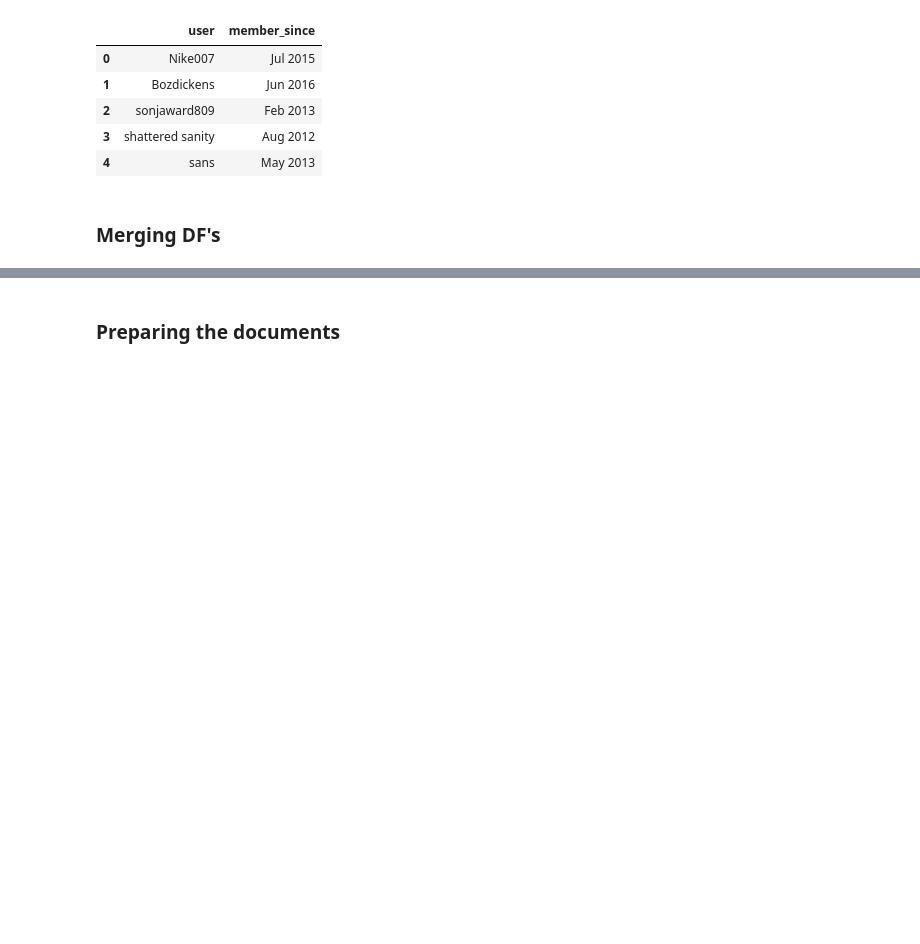
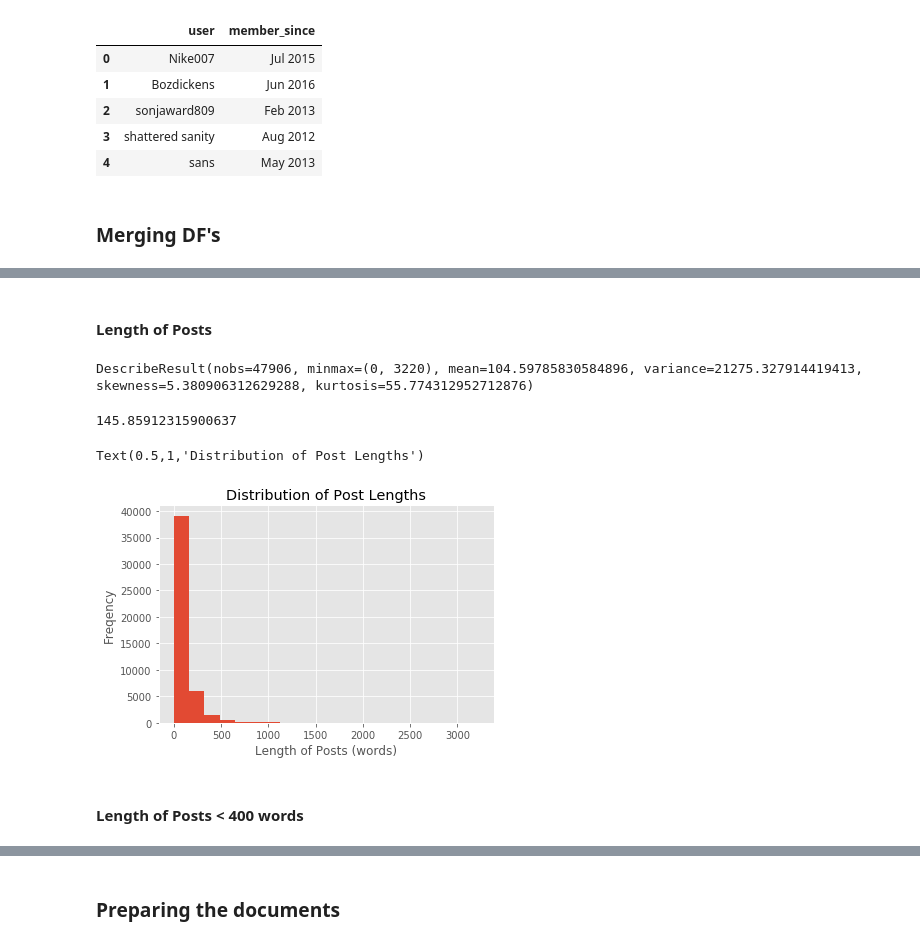
Before and after one commit to millertracy/g-project, a Jupyter notebook: Exploration.ipynb, the cells around one changed output, grey strips where cells are left out. Cells and saved outputs as stored; diff of their text form; code cells hidden in the pictures; blank space fills up the shorter version.

```diff
--- a/Exploration.ipynb
+++ b/Exploration.ipynb
@@ -188,0 +286,23 @@ anx_user.reset_index(drop = True, inplace = True)
+# %% [markdown]
+#### Length of Posts
+# %%
+lens_posts = np.array([len(post.split()) for key in md for post in md[key]])
+# %%
+scs.describe(lens_posts)
+# %% [output]
+DescribeResult(nobs=47906, minmax=(0, 3220), mean=104.59785830584896, variance=21275.327914419413, skewness=5.380906312629288, kurtosis=55.774312952712876)
+# %%
+lens_posts.std()
+# %% [output]
+145.85912315900637
+# %%
+fig, ax = plt.subplots()
+ax.hist(lens_posts, bins = 20)
+ax.set_xlabel("Length of Posts (words)")
+ax.set_ylabel("Freqency")
+ax.set_title("Distribution of Post Lengths")
+# %% [output]
+Text(0.5,1,'Distribution of Post Lengths')
+[figure, added]
+# %% [markdown]
+#### Length of Posts < 400 words
```
Also changed, not shown: parts of 245 cells of this notebook.
